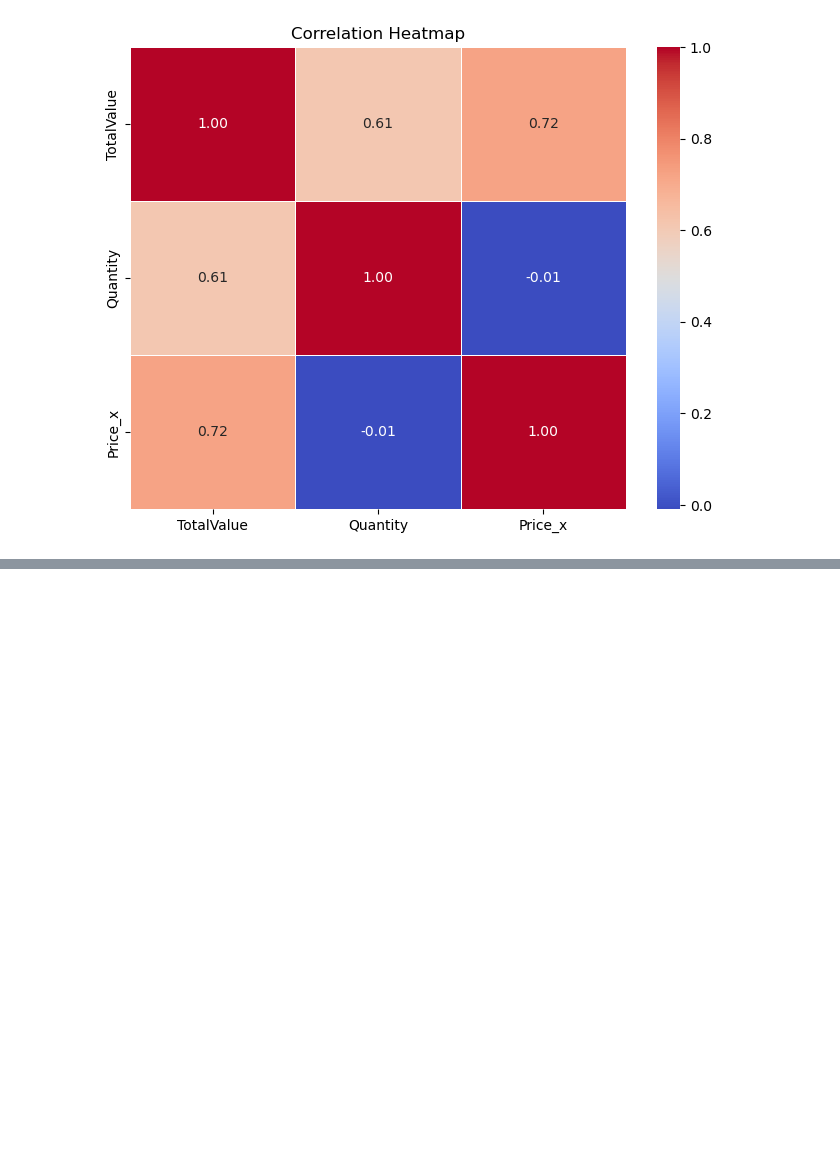
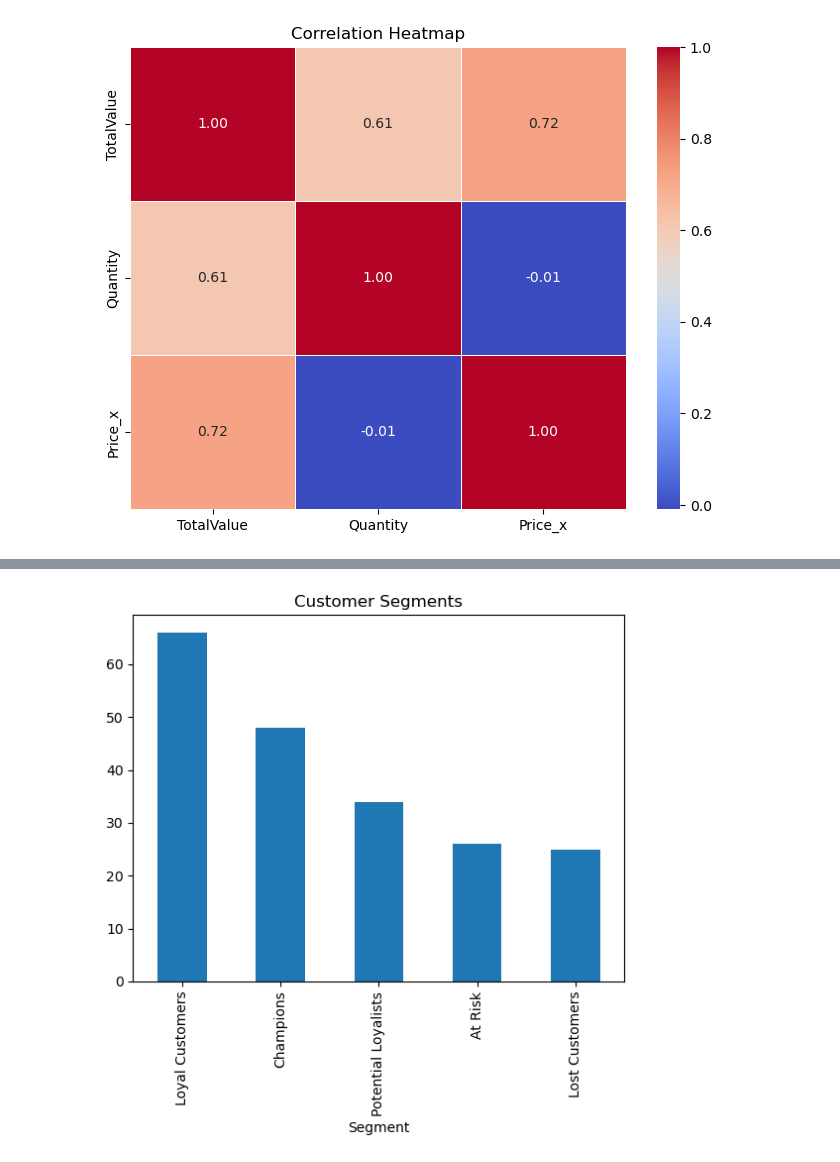
Before and after one commit to SayantanzX/eCommerce_Transactions-Analysis, a Jupyter notebook: EDA.ipynb, the cells around one changed output, grey strips where cells are left out. Cells and saved outputs as stored; diff of their text form; code cells hidden in the pictures; blank space fills up the shorter version.

```diff
--- a/EDA.ipynb
+++ b/EDA.ipynb
@@ -243,0 +278,11 @@ plt.show()
+# %%
+# Higher recency = worse, so we reverse it
+rfm['R_Score'] = pd.qcut(rfm['Recency'], 5, labels=[5,4,3,2,1])
+rfm['F_Score'] = pd.qcut(rfm['Frequency'], 5, labels=[1,2,3,4,5])
+rfm['M_Score'] = pd.qcut(rfm['Monetary'], 5, labels=[1,2,3,4,5])
+
+# Combine scores
+rfm['RFM_Score'] = rfm['R_Score'].astype(str) + rfm['F_Score'].astype(str) + rfm['M_Score'].astype(str)
+rfm['RFM_Score_Sum'] = rfm[['R_Score', 'F_Score', 'M_Score']].sum(axis=1)
+
+rfm.head()
@@ -243,0 +297,20 @@ plt.show()
+# %%
+import numpy as np  # Add this import at the top of your notebook
+
+# Define segments
+segments = {
+    'Champions': (rfm['RFM_Score_Sum'] >= 12),
+    'Loyal Customers': (rfm['RFM_Score_Sum'] >= 9) & (rfm['RFM_Score_Sum'] < 12),
+    'Potential Loyalists': (rfm['RFM_Score_Sum'] >= 7) & (rfm['RFM_Score_Sum'] < 9),
+    'At Risk': (rfm['RFM_Score_Sum'] >= 5) & (rfm['RFM_Score_Sum'] < 7),
+    'Lost Customers': (rfm['RFM_Score_Sum'] < 5)
+}
+
+# Assign segments
+rfm['Segment'] = np.select(segments.values(), segments.keys(), default='Unknown')
+
+# Plot segment distribution
+rfm['Segment'].value_counts().plot(kind='bar', title='Customer Segments')
+plt.show()
+# %% [output]
+[figure, added]
```
Also changed, not shown: parts of 26 cells of this notebook, 7 other files.
